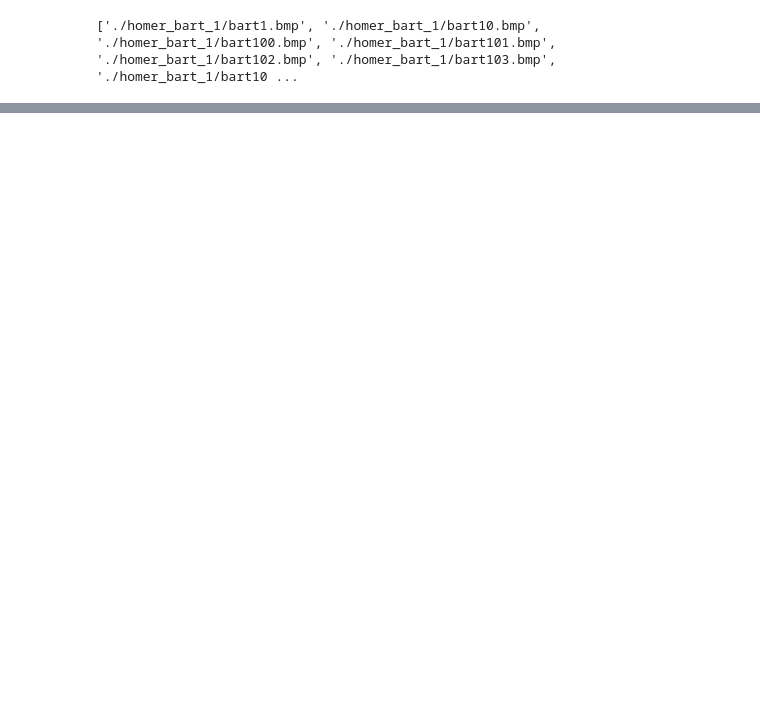
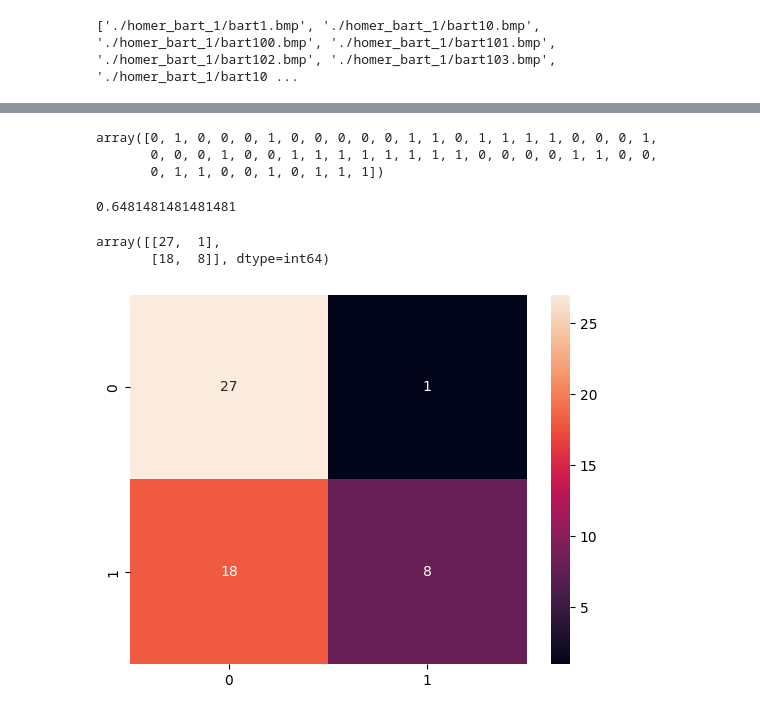
Before and after one commit to muriloribeirx/NeuralNetworks-Clustering, a Jupyter notebook: RNA/redesNeurais.ipynb, the cells around one changed output, grey strips where cells are left out. Drawn from its saved outputs; the diff is of its cells as text; code cells hidden in the pictures; blank space fills up the shorter version.

```diff
--- a/RNA/redesNeurais.ipynb
+++ b/RNA/redesNeurais.ipynb
@@ -114,0 +230,3 @@ print(y2_pred) # 0 - Setosa, 1 - Versicolor, 2 - Virginica
+# %%
+forecasts = network1.predict(X_test)
+forecasts
@@ -114,0 +252,5 @@ print(y2_pred) # 0 - Setosa, 1 - Versicolor, 2 - Virginica
+# %%
+# 0 False Bart
+# 1 True Homer
+forecasts = (forecasts > 0.5)
+forecasts
@@ -114,0 +275,22 @@ print(y2_pred) # 0 - Setosa, 1 - Versicolor, 2 - Virginica
+# %%
+y_test
+# %% [output]
+array([0, 1, 0, 0, 0, 1, 0, 0, 0, 0, 0, 1, 1, 0, 1, 1, 1, 1, 0, 0, 0, 1,
+       0, 0, 0, 1, 0, 0, 1, 1, 1, 1, 1, 1, 1, 1, 0, 0, 0, 0, 1, 1, 0, 0,
+       0, 1, 1, 0, 0, 1, 0, 1, 1, 1])
+# %%
+from sklearn.metrics import accuracy_score
+accuracy_score(y_test, forecasts)
+# %% [output]
+0.6481481481481481
+# %%
+from sklearn.metrics import confusion_matrix
+cm = confusion_matrix(y_test, forecasts)
+cm
+# %% [output]
+array([[27,  1],
+       [18,  8]], dtype=int64)
+# %%
+sns.heatmap(cm, annot=True);
+# %% [output]
+[figure, added]
```
Also changed, not shown: parts of 58 cells of this notebook, 1 other file.
